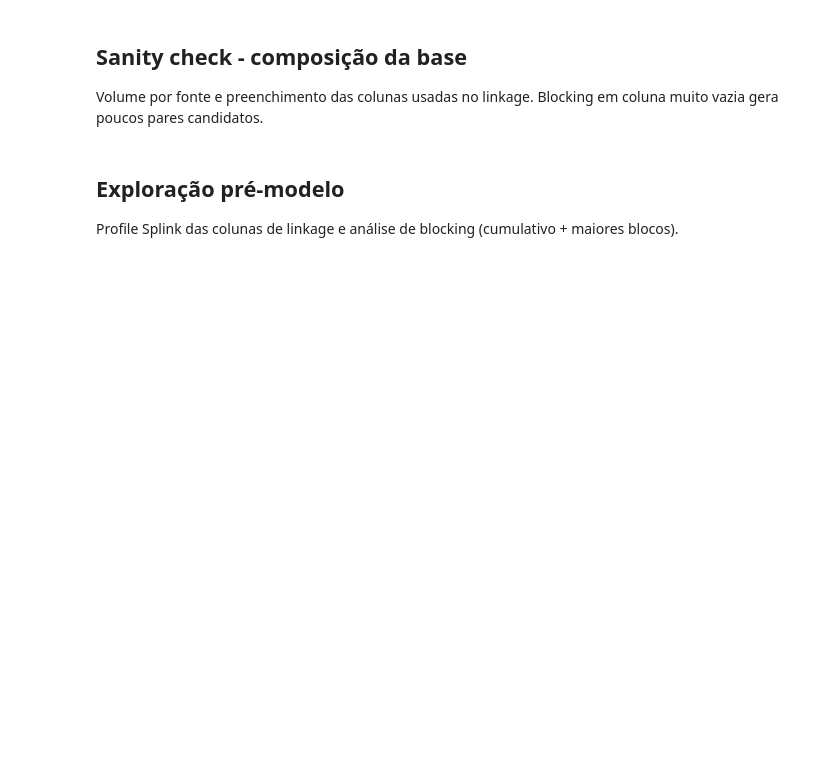
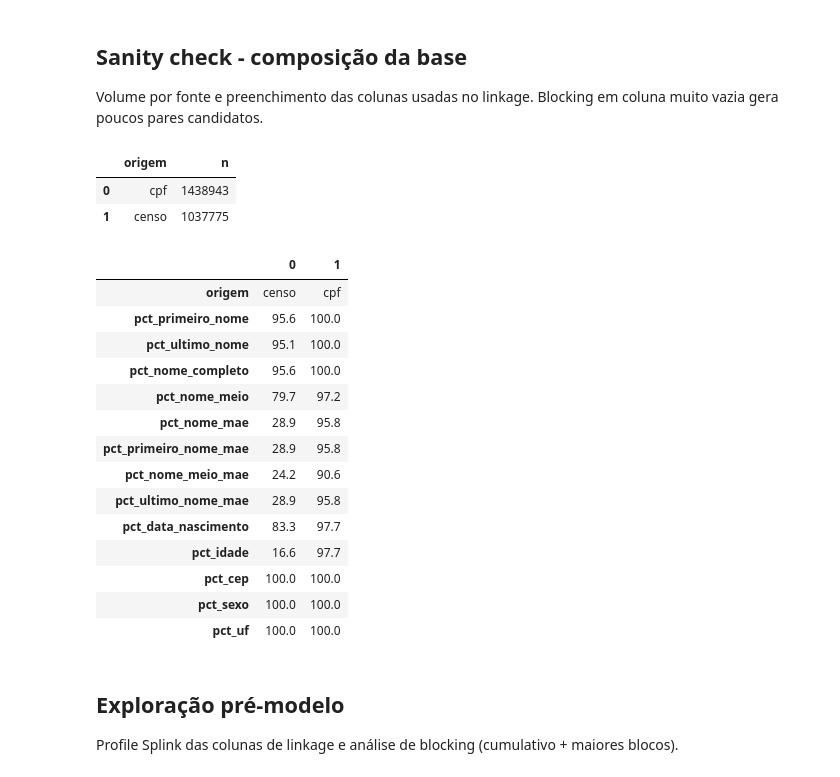
Before and after one commit to ramonbhb/ibge-probabilistico, a Jupyter notebook: notebooks/02_deduplicar_splink.ipynb, the cells around one changed output. Drawn from its saved outputs; the diff is of its cells as text; code cells hidden in the pictures; blank space fills up the shorter version.

```diff
--- a/notebooks/02_deduplicar_splink.ipynb
+++ b/notebooks/02_deduplicar_splink.ipynb
@@ -69,27 +86,46 @@ coluna muito vazia gera poucos pares candidatos.
 # %%
 from IPython.display import display
 
 display(con.execute(f'''
 SELECT origem, COUNT(*) AS n
 FROM {SPLINK_INPUT_VIEW} GROUP BY 1 ORDER BY 2 DESC
 ''').df())
 
 LINKAGE_COLS = [
-    'primeiro_nome', 'ultimo_nome', 'nome_completo',
+    'primeiro_nome', 'ultimo_nome', 'nome_completo','nome_meio',
     'nome_mae', 'primeiro_nome_mae', 'nome_meio_mae', 'ultimo_nome_mae',
     'data_nascimento', 'idade', 'cep', 'sexo', 'uf',
 ]
 cols_presentes = [
     c for c in LINKAGE_COLS
     if c in set(con.execute(f'SELECT * FROM {SPLINK_INPUT_VIEW} LIMIT 0').df().columns)
 ]
 preenchimento = ',\n    '.join(
     f"ROUND(100.0 * COUNT({c}) / COUNT(*), 1) AS pct_{c}" for c in cols_presentes
 )
 display(con.execute(f'''
 SELECT origem, {preenchimento}
 FROM {SPLINK_INPUT_VIEW} GROUP BY origem ORDER BY origem
 ''').df().T)
+# %% [output]
+|  | origem | n |
+| 0 | cpf | 1438943 |
+| 1 | censo | 1037775 |
+|  | 0 | 1 |
+| origem | censo | cpf |
+| pct_primeiro_nome | 95.6 | 100.0 |
+| pct_ultimo_nome | 95.1 | 100.0 |
+| pct_nome_completo | 95.6 | 100.0 |
+| pct_nome_meio | 79.7 | 97.2 |
+| pct_nome_mae | 28.9 | 95.8 |
+| pct_primeiro_nome_mae | 28.9 | 95.8 |
+| pct_nome_meio_mae | 24.2 | 90.6 |
+| pct_ultimo_nome_mae | 28.9 | 95.8 |
+| pct_data_nascimento | 83.3 | 97.7 |
+| pct_idade | 16.6 | 97.7 |
+| pct_cep | 100.0 | 100.0 |
+| pct_sexo | 100.0 | 100.0 |
+| pct_uf | 100.0 | 100.0 |
 # %% [markdown]
 ## Exploração pré-modelo
 
```
Also changed, not shown: parts of 16 cells of this notebook, 5 other files.
